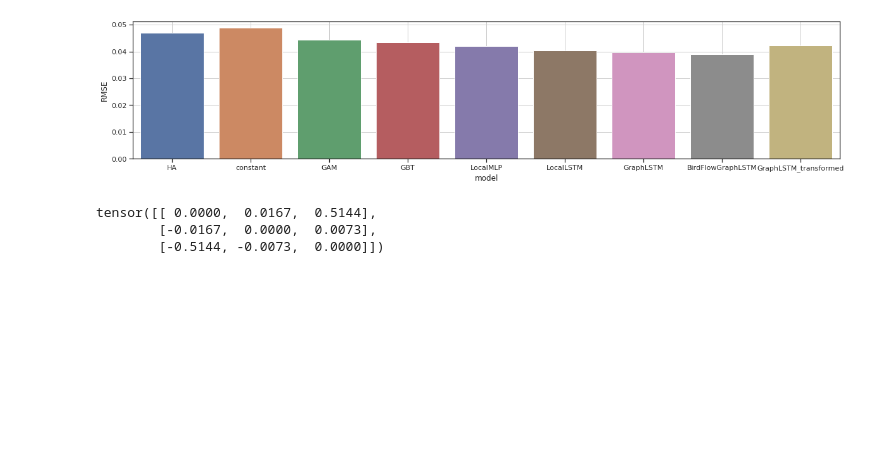
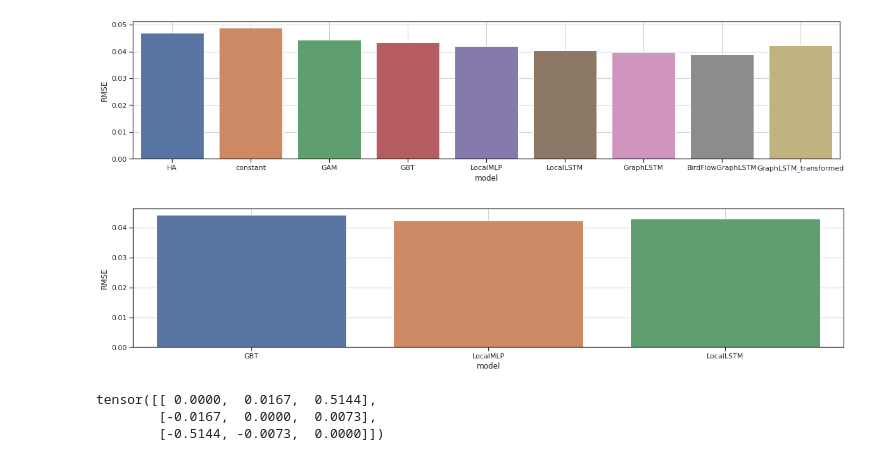
Before and after one commit to FionaLippert/birdMigration, a Jupyter notebook: notebooks/model_performance_radar.ipynb, the cells around one changed output. Cells and saved outputs as stored; diff of their text form; code cells hidden in the pictures; blank space fills up the shorter version.

```diff
--- a/notebooks/model_performance_radar.ipynb
+++ b/notebooks/model_performance_radar.ipynb
@@ -131,6 +131,27 @@ for i, m in enumerate(models):
     with open(fp) as f:
         cfg = load(f, Loader=Loader)
     bird_scales_transformed[m] = cfg['datasource']['bird_scale']
+# %%
+models = ['GBT', 'LocalMLP', 'LocalLSTM']
+experiments = ['best_settings_evaluate_daytime_km2',
+               'best_settings_evaluate_daytime_km2',
+               'best_settings_evaluate_daytime_km2']
+results_km2 = dict()
+bird_scales_km2 = dict()
+for i, m in enumerate(models):
+
+    experiment = experiments[i]
+
+    # load predictions
+    model_dir = osp.join(base_dir, 'testing', m, experiment)
+    files = glob.glob(model_dir + "/**/results.csv", recursive = True)
+    results_km2[m] = pd.read_csv(files[0])
+
+    # load bird scales
+    fp = osp.join(base_dir, 'training', m, experiment, 'config.yaml')
+    with open(fp) as f:
+        cfg = load(f, Loader=Loader)
+    bird_scales_km2[m] = cfg['datasource']['bird_scale']
 # %%
 models = ['GraphLSTM']
 experiments = ['best_settings_encoder_context12H']
@@ -190,6 +211,10 @@ fig = utils.plot_average_errors(results, bird_scales)
 fig = utils.plot_average_errors(results_transformed, bird_scales_transformed)
 # %% [output]
 [figure]
+# %%
+fig = utils.plot_average_errors(results_km2, bird_scales_km2)
+# %% [output]
+[figure, added]
 # %%
 a = torch.rand(3,3)
 a_up = torch.triu(a, diagonal=1)
```
Also changed, not shown: parts of 10 cells of this notebook, 2 other files.
